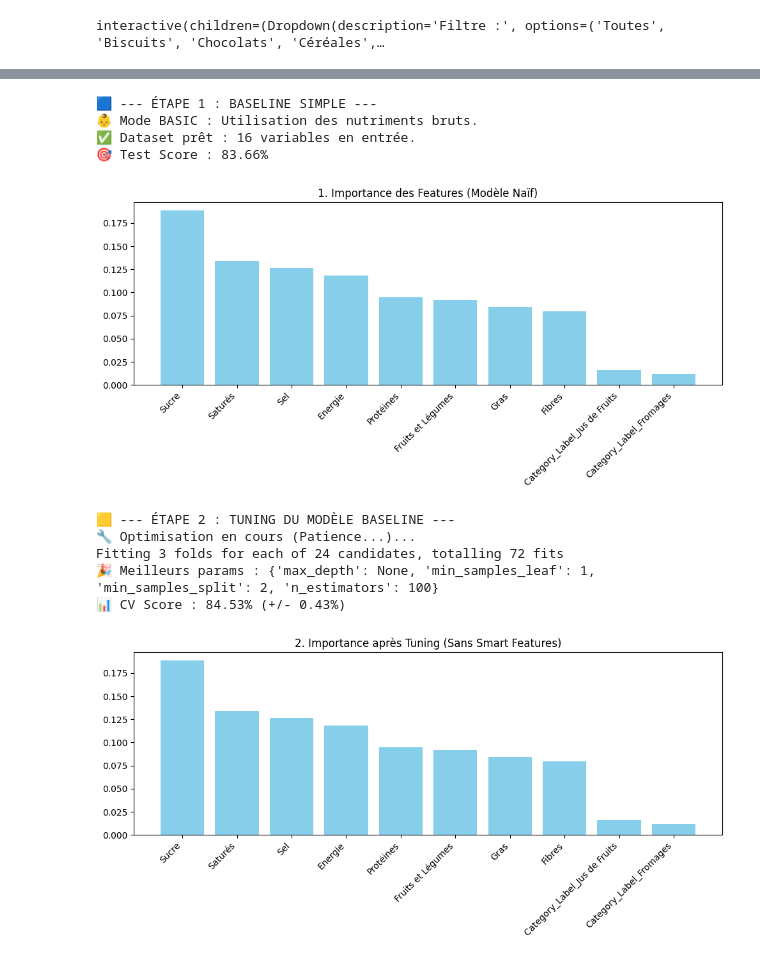
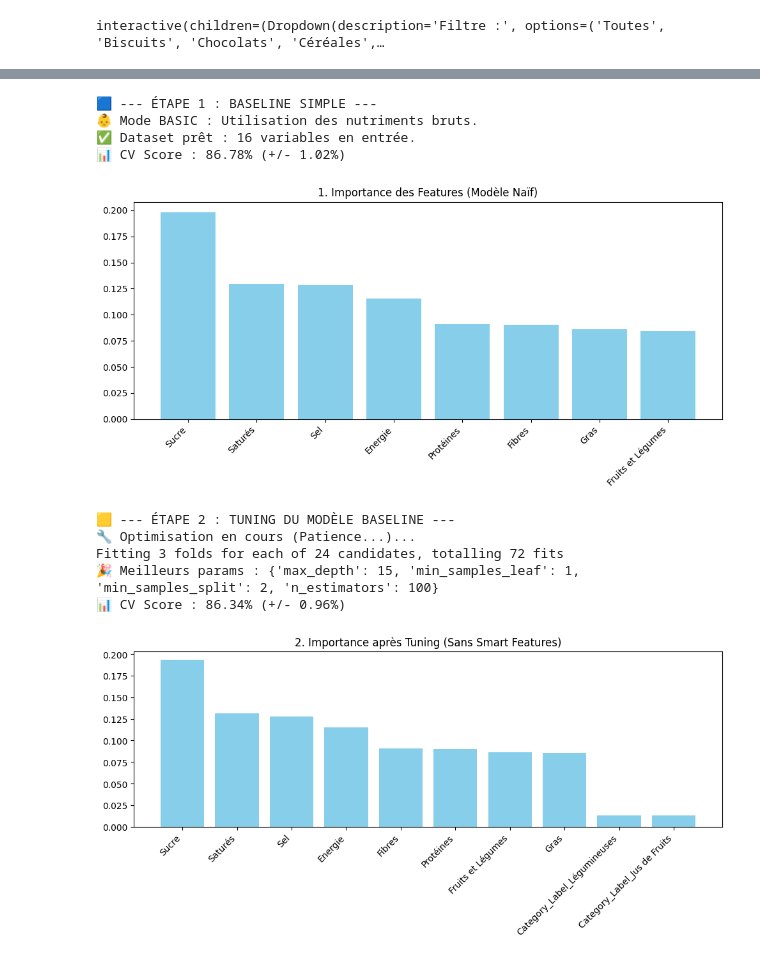
Before and after one commit to Mc3li3/ENSAE-Python-pour-la-data-science, a Jupyter notebook: src/main.ipynb, the cells around one changed output, grey strips where cells are left out. Cells and saved outputs as stored; diff of their text form; code cells hidden in the pictures.

```diff
--- a/src/main.ipynb
+++ b/src/main.ipynb
@@ -135,27 +197,27 @@ interactive(children=(Dropdown(description='Filtre :', options=('Toutes', 'Biscu
 # %%
 from food_analyzer.predictor import NutriModel
 import matplotlib.pyplot as plt
 
 # Initialisation
 predictor = NutriModel(df_final)
 scores_history = {}
 
 # =========================================================
 # 1️⃣ TRAIN / TEST NORMAL (La Baseline)
 # =========================================================
 print("\n🟦 --- ÉTAPE 1 : BASELINE SIMPLE ---")
 predictor.prepare_data(include_categorical=True)
 predictor.train()
-scores_history['1. Baseline'] = predictor.evaluate(method="simple")
+scores_history['1. Baseline'] = predictor.evaluate(method="cross_val")
 
 # 📊 VUE 1 : Comment réfléchit le modèle "naïf" ?
-predictor.plot_feature_importance(top_n=10, custom_title="1. Importance des Features (Modèle Naïf)")
+predictor.plot_feature_importance(top_n=8, custom_title="1. Importance des Features (Modèle Naïf)")
 # %% [output]
 🟦 --- ÉTAPE 1 : BASELINE SIMPLE ---
 👶 Mode BASIC : Utilisation des nutriments bruts.
 ✅ Dataset prêt : 16 variables en entrée.
-🎯 Test Score : 83.66%
+📊 CV Score : 86.78% (+/- 1.02%)
-[figure, old version]
+[figure, new version]
 # %%
 # =========================================================
 # 2️⃣ HYPERPARAMÈTRES (Optimisation du modèle de base)
@@ -170,7 +232,7 @@ predictor.plot_feature_importance(top_n=10, custom_title="2. Importance après T
 🟨 --- ÉTAPE 2 : TUNING DU MODÈLE BASELINE ---
 🔧 Optimisation en cours (Patience...)...
 Fitting 3 folds for each of 24 candidates, totalling 72 fits
-🎉 Meilleurs params : {'max_depth': None, 'min_samples_leaf': 1, 'min_samples_split': 2, 'n_estimators': 100}
-📊 CV Score : 84.53% (+/- 0.43%)
+🎉 Meilleurs params : {'max_depth': 15, 'min_samples_leaf': 1, 'min_samples_split': 2, 'n_estimators': 100}
+📊 CV Score : 86.34% (+/- 0.96%)
-[figure, old version]
+[figure, new version]
 # %% [markdown]
```
Also changed, not shown: parts of 10 cells of this notebook, 3 other files.
